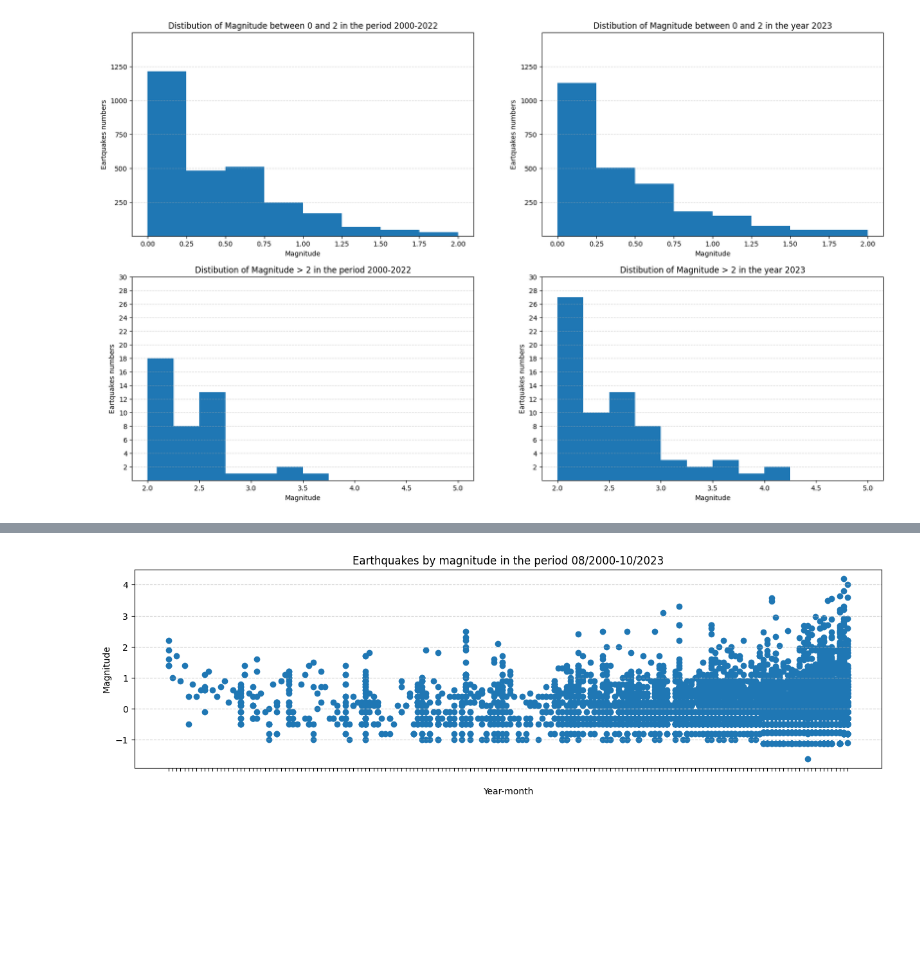
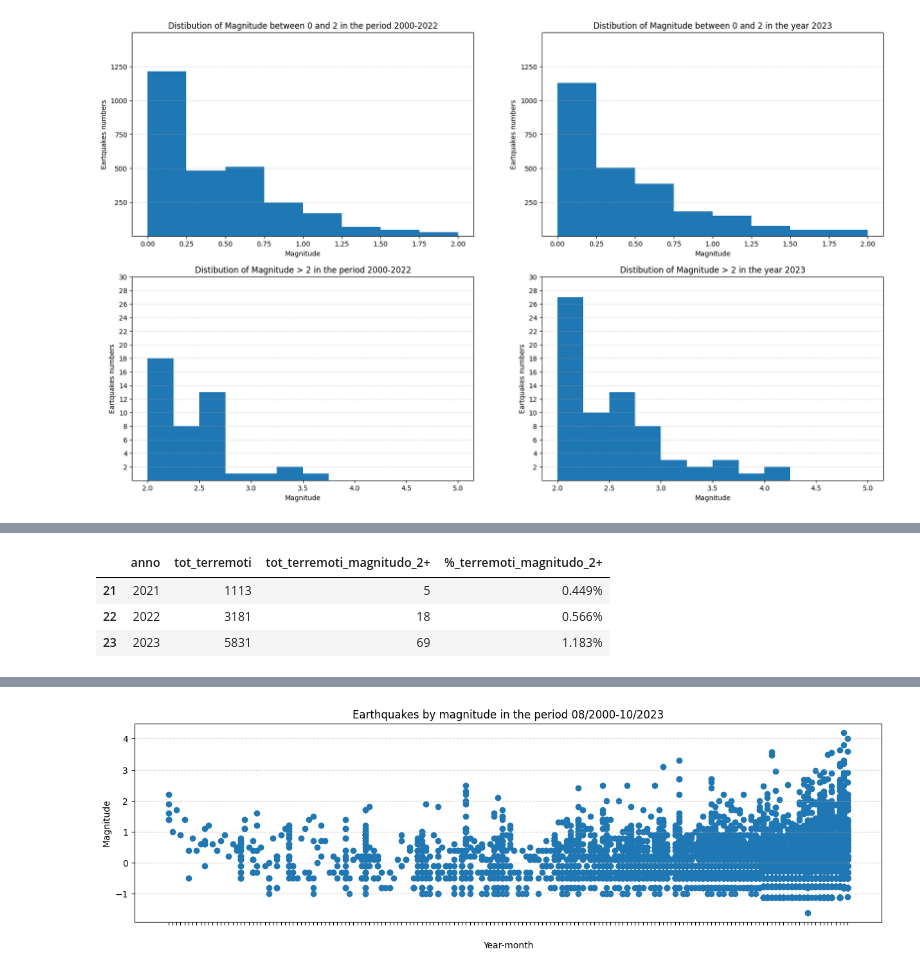
Before and after one commit to Pierfrancesco95/Portfolio, a Jupyter notebook: 03.03_PYTHON_Earthquakes Campi Flegrei/Analisi Terremoti CampiFlegrei.ipynb, the cells around one changed output, grey strips where cells are left out. Cells and saved outputs as stored; diff of their text form; code cells hidden in the pictures; blank space fills up the shorter version.

```diff
--- a/03.03_PYTHON_Earthquakes Campi Flegrei/Analisi Terremoti CampiFlegrei.ipynb
+++ b/03.03_PYTHON_Earthquakes Campi Flegrei/Analisi Terremoti CampiFlegrei.ipynb
@@ -518,0 +605,28 @@ plt.show()
+# %%
+# creo un df per verificare percentuale di terremoti con magnitudo superiore al 2 negli ultimi anni
+
+anni = list(np.arange(2000,2024,1))
+df_anni = pd.DataFrame([{'anno':'',
+                        'tot_terremoti':'',
+                        'tot_terremoti_magnitudo_2+':'',
+                        '%_terremoti_magnitudo_2+':'',
+                        }])
+index = 0
+
+for i in anni:
+    row = []
+    row.append(str(i))
+    row.append(int(df[df['year']==str(i)].Time.count()))
+    row.append(int(df[(df['year']==str(i)) & (df['Magnitude']>=2)].Time.count()))
+    row.append(str(round(df[(df['year']==str(i)) & (df['Magnitude']>=2)].Time.count() / df[df['year']==str(i)].Time.count()*100,3))+'%')
+    df_anni.loc[index] = row
+    index = index + 1
+
+df_anni = df_anni.replace('nan%','0.0%')
+# %%
+df_anni.tail(3)
+# %% [output]
+|  | anno | tot_terremoti | tot_terremoti_magnitudo_2+ | %_terremoti_magnitudo_2+ |
+| 21 | 2021 | 1113 | 5 | 0.449% |
+| 22 | 2022 | 3181 | 18 | 0.566% |
+| 23 | 2023 | 5831 | 69 | 1.183% |
```
Also changed, not shown: parts of 47 cells of this notebook.
